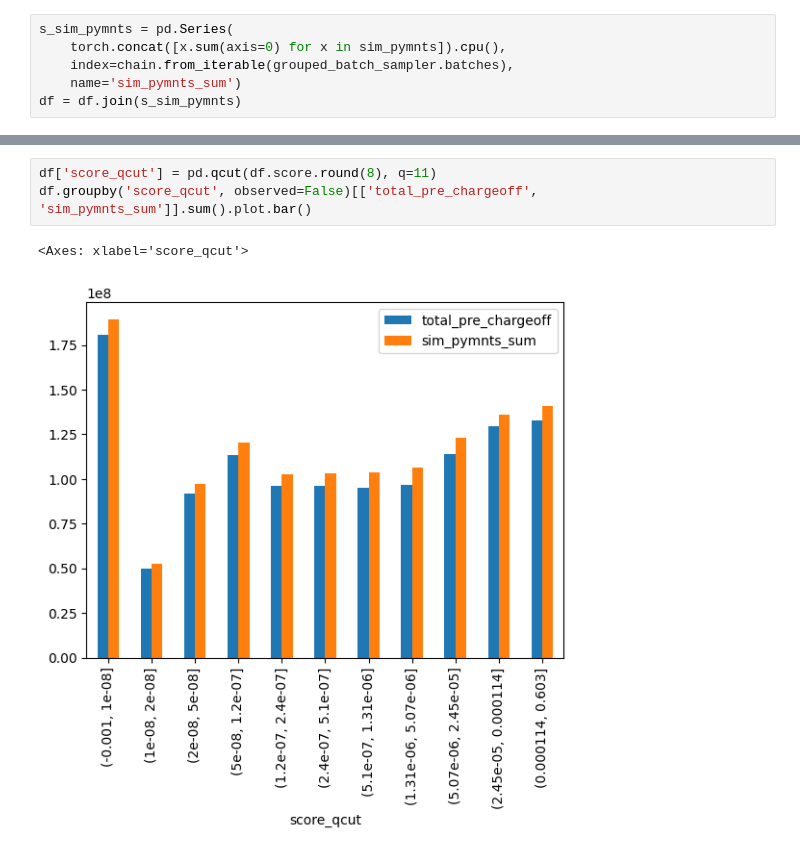
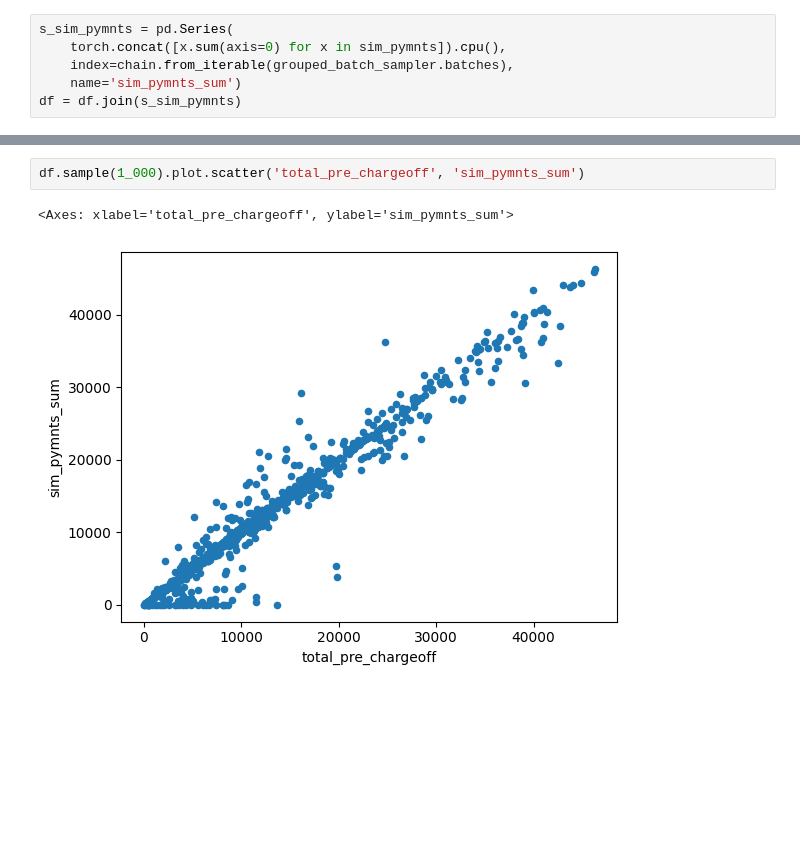
Before and after one commit to warner121/monteloanco, a Jupyter notebook: 05_simulate.ipynb, the cells around one changed output, grey strips where cells are left out. Drawn from its saved outputs; the diff is of its cells as text; blank space fills up the shorter version.

```diff
--- a/05_simulate.ipynb
+++ b/05_simulate.ipynb
@@ -145,7 +145,6 @@ sim_pymnts_sum         $1,275,890,550
 dtype: object
-# %%
-df['score_qcut'] = pd.qcut(df.score.round(8), q=11)
-df.groupby('score_qcut', observed=False)[['total_pre_chargeoff', 'sim_pymnts_sum']].sum().plot.bar()
-# %% [output]
-<Axes: xlabel='score_qcut'>
-[figure, removed]
+# %%
+df.sample(1_000).plot.scatter('total_pre_chargeoff', 'sim_pymnts_sum')
+# %% [output]
+<Axes: xlabel='total_pre_chargeoff', ylabel='sim_pymnts_sum'>
+[figure, added]
```
Also changed, not shown: parts of 5 cells of this notebook, 5 other files.
